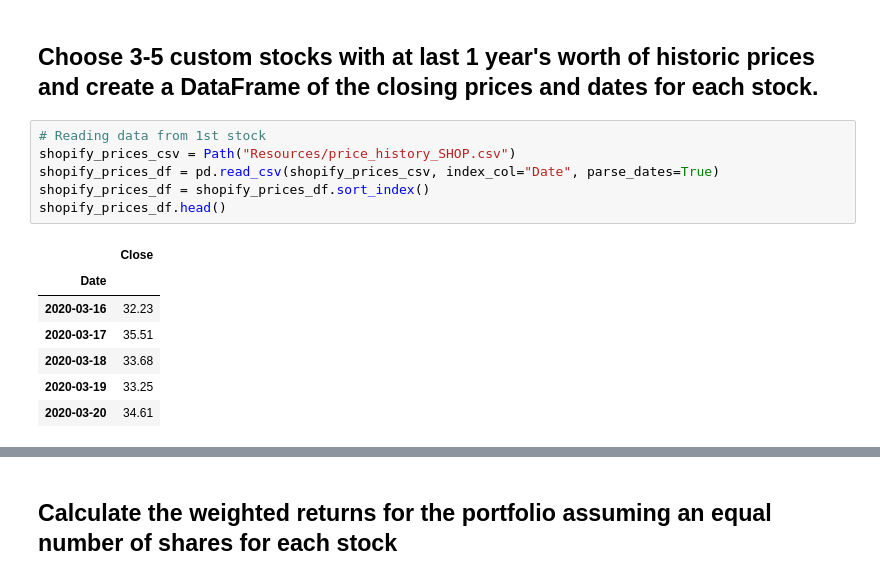
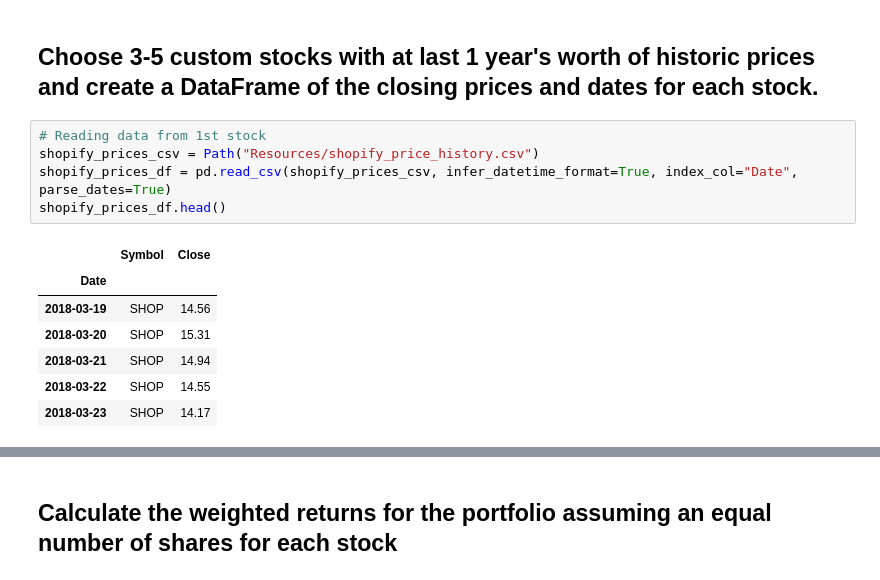
Before and after one commit to ngracan/Python-Challenge-2, a Jupyter notebook: Code/whale_analysis.ipynb, the cells around one changed output, grey strips where cells are left out. Saved outputs shown, nothing was run; the diff lists cells and outputs as text.

```diff
--- a/Code/whale_analysis.ipynb
+++ b/Code/whale_analysis.ipynb
@@ -379,17 +378,16 @@ In this section, you will build your own portfolio of stocks, calculate the retu
 ## Choose 3-5 custom stocks with at last 1 year's worth of historic prices and create a DataFrame of the closing prices and dates for each stock.
 # %%
 # Reading data from 1st stock
-shopify_prices_csv = Path("Resources/price_history_SHOP.csv")
-shopify_prices_df = pd.read_csv(shopify_prices_csv, index_col="Date", parse_dates=True)
-shopify_prices_df = shopify_prices_df.sort_index()
+shopify_prices_csv = Path("Resources/shopify_price_history.csv")
+shopify_prices_df = pd.read_csv(shopify_prices_csv, infer_datetime_format=True, index_col="Date", parse_dates=True)
 shopify_prices_df.head()
 # %% [output]
-|  | Close |
-| Date |  |
-| 2020-03-16 | 32.23 |
-| 2020-03-17 | 35.51 |
-| 2020-03-18 | 33.68 |
-| 2020-03-19 | 33.25 |
-| 2020-03-20 | 34.61 |
+|  | Symbol | Close |
+| Date |  |  |
+| 2018-03-19 | SHOP | 14.56 |
+| 2018-03-20 | SHOP | 15.31 |
+| 2018-03-21 | SHOP | 14.94 |
+| 2018-03-22 | SHOP | 14.55 |
+| 2018-03-23 | SHOP | 14.17 |
 # %%
 # Reading data from 2nd stock
```
Also changed, not shown: parts of 21 cells of this notebook, 6 other files.
